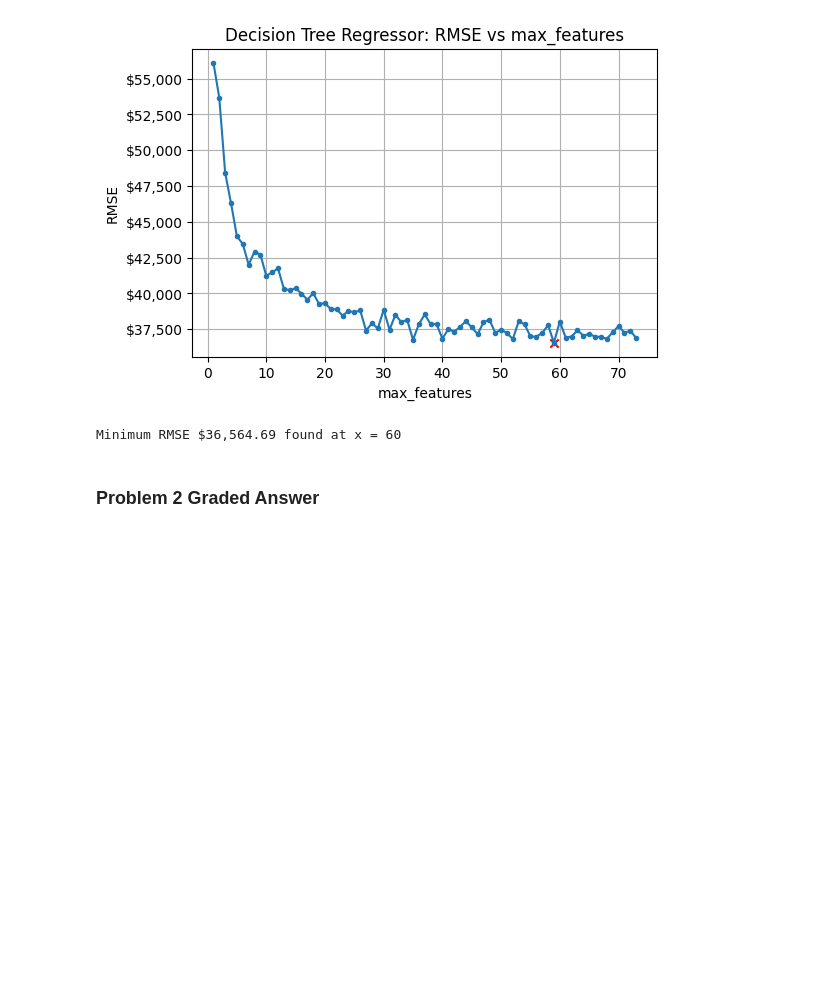
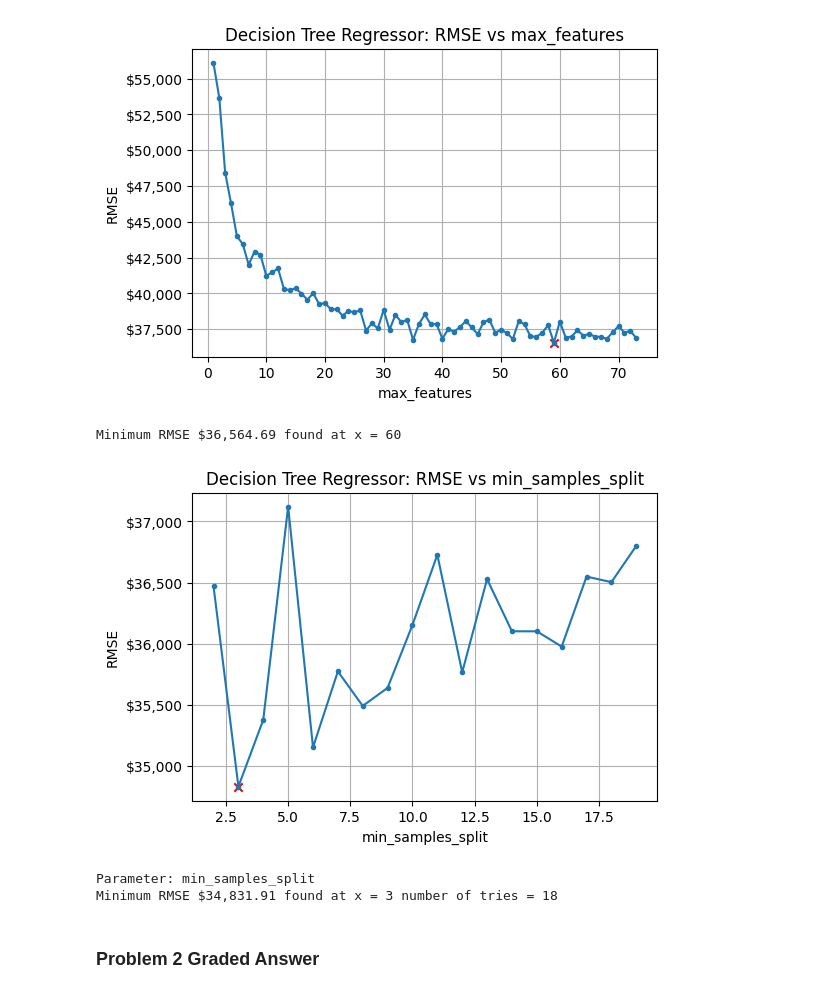
Before and after one commit to SergeyNelyapenkoBU/Module-3-Assignments, a Jupyter notebook: Homework_06.ipynb, the cells around one changed output. Cells and saved outputs as stored; diff of their text form; code cells hidden in the pictures; blank space fills up the shorter version.

```diff
--- a/Homework_06.ipynb
+++ b/Homework_06.ipynb
@@ -186,6 +201,32 @@ def run_decision_tree_regressor(X_train,
         plt.show()
 
     return mean_cv_mse
+# %%
+def find_minimum_rmse_and_plot(MSEs, param, parameter_list):
+    # Find the minimum value
+    RMSEs = np.sqrt(MSEs).tolist()
+    min_RMSE = min(RMSEs)
+
+    # Find the index of the minimum value
+    min_index = RMSEs.index(min_RMSE)
+
+    # Plot:
+    plt.figure(figsize=(6, 4))
+    plt.title("Decision Tree Regressor: RMSE vs " + param)
+    plt.plot(parameter_list, RMSEs, marker='.')
+    plt.scatter([parameter_list[min_index]],[min_RMSE],marker='x',color='red')
+    plt.xlabel(param)
+    plt.ylabel("RMSE")
+    plt.grid()
+    plt.gca().yaxis.set_major_formatter(mticker.FuncFormatter(dollar_format))
+    plt.show()
+
+    print(f"Parameter: {param}")
+    if isinstance(parameter_list[min_index], int):
+        print(f"Minimum RMSE ${min_RMSE:,.2f} found at x = {parameter_list[min_index]} number of tries = {len(parameter_list)}")
+    else:
+        print(f"Minimum RMSE ${min_RMSE:,.2f} found at x = {parameter_list[min_index]:.4f} number of tries = {len(parameter_list)}")
+    return (min_RMSE, parameter_list[min_index])
 # %% [markdown]
 ## Problem One: Controlling the Decision Tree's Shape with `max_depth` and `max_leaf_nodes`
 
@@ -470,0 +512,8 @@ np.float64(36890.01532733656)
+# %%
+best_max_depth = results.nsmallest(1, 'mean_test_rmse')['param_max_depth'].values[0]
+best_max_leaf_nodes = results.nsmallest(1, 'mean_test_rmse')['param_max_leaf_nodes'].values[0]
+min_mean_test_rmse = results.nsmallest(1, 'mean_test_rmse')['mean_test_rmse'].values[0]
+
+print(f"Best params: best_max_depth = {best_max_depth} , best_max_leaf_nodes: {best_max_leaf_nodes}")
+
+min_mean_test_rmse
@@ -511,11 +563,11 @@ MSEs = []
 for mf in tqdm(parameter_list):
 
     MSEs.append( run_decision_tree_regressor(X_train,y_train,
-                                             max_depth = 6,
+                                             max_depth = best_max_depth,
                                              max_features=mf,
                                              min_samples_split=2,
                                              min_samples_leaf=1,
-                                             max_leaf_nodes=None,
+                                             max_leaf_nodes=best_max_leaf_nodes,
                                              criterion='squared_error',
                                              ccp_alpha=0.0,
                                              random_state=random_state,
@@ -559,6 +613,12 @@ else:
 total_features: 74
 [figure]
 Minimum RMSE $36,564.69 found at x = 60
+# %%
+p2_min_RMSE, best_max_features = find_minimum_rmse_and_plot(MSEs, param, parameter_list)
+# %% [output]
+[figure, added]
+Parameter: min_samples_split
+Minimum RMSE $34,831.91 found at x = 3 number of tries = 18
 # %% [markdown]
 ### Problem 2 Graded Answer
 # %%
```
Also changed, not shown: parts of 18 cells of this notebook.
